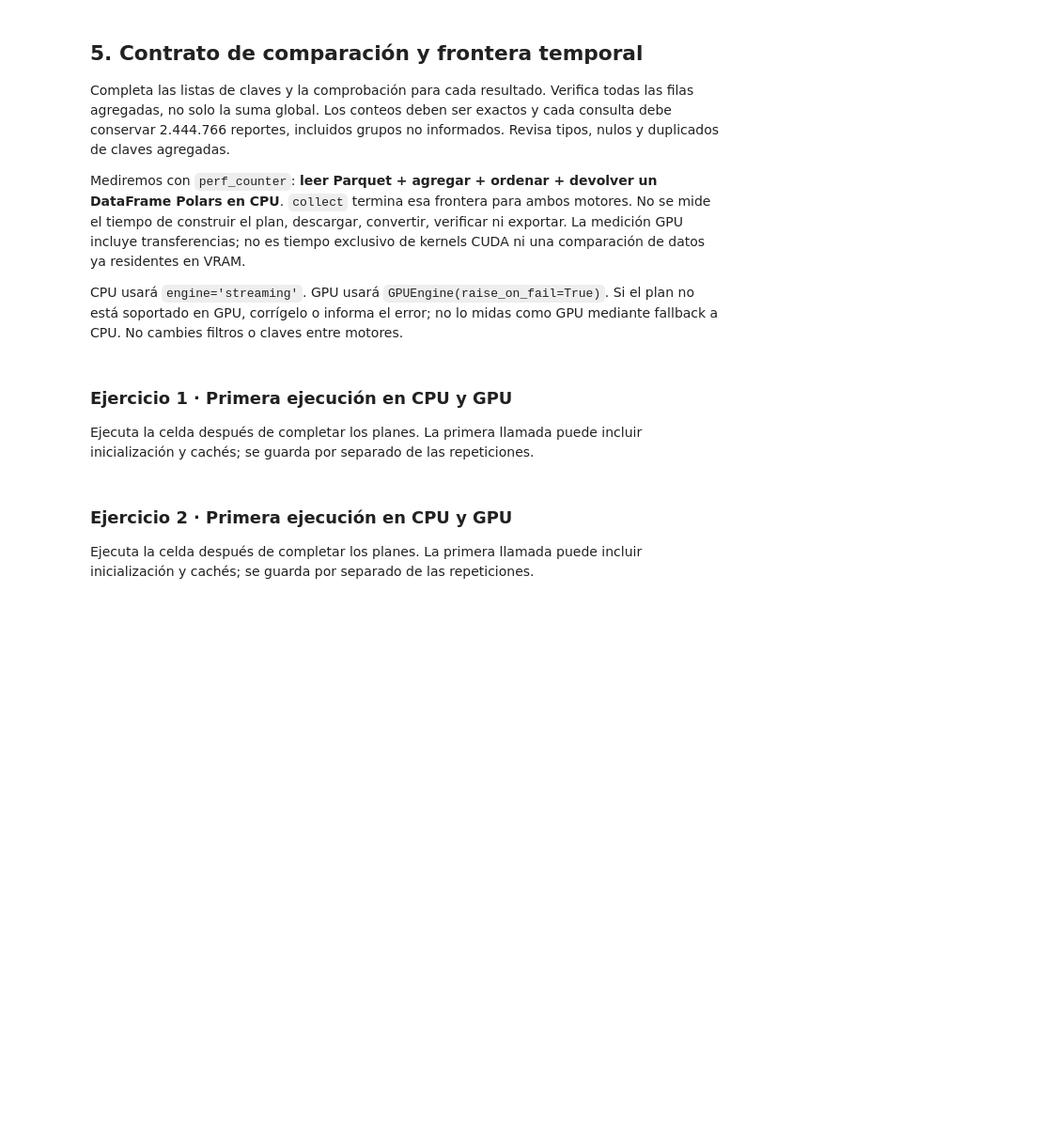
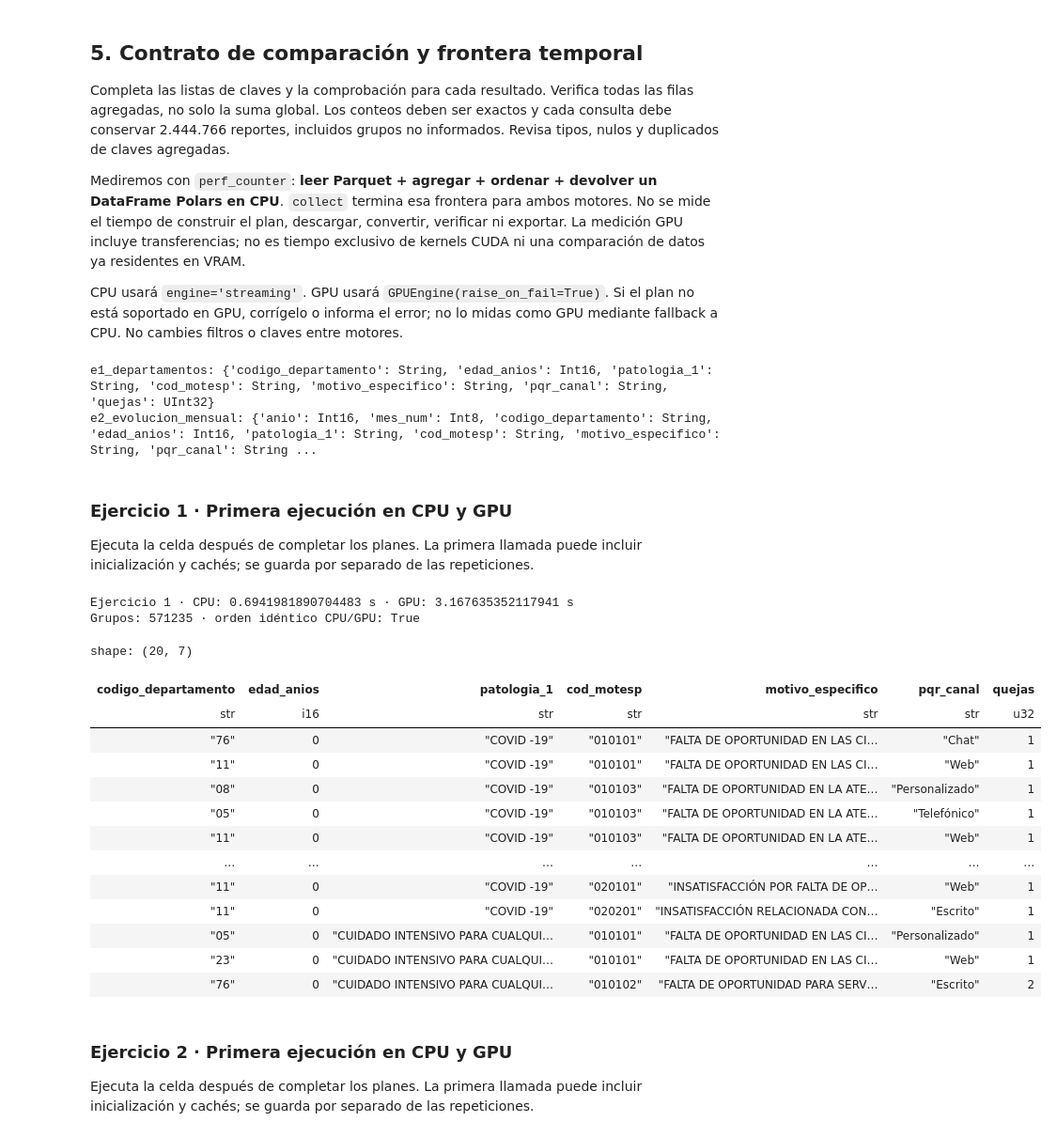
Before and after one commit to stefany16-web/big-data-postgraduate, a Jupyter notebook: soluciones/PD06_PQRS_agregaciones_CPU_GPU.ipynb, the cells around one changed output. Shown at 94% size. Drawn from its saved outputs; the diff is of its cells as text; code cells hidden in the pictures; blank space fills up the shorter version.

```diff
--- a/soluciones/PD06_PQRS_agregaciones_CPU_GPU.ipynb
+++ b/soluciones/PD06_PQRS_agregaciones_CPU_GPU.ipynb
@@ -427,40 +466,88 @@ assert isinstance(consulta_e1, pl.LazyFrame), 'Completar ejercicio 1'
 assert isinstance(consulta_e2, pl.LazyFrame), 'Completar ejercicio 2'
 CONSULTAS = {'e1_departamentos': consulta_e1, 'e2_evolucion_mensual': consulta_e2}
 CLAVES_RESULTADO = {
-    'e1_departamentos': [],  # TODO: claves completas, sin la columna quejas
-    'e2_evolucion_mensual': []
+    'e1_departamentos': CLAVES_E1,
+    'e2_evolucion_mensual': CLAVES_E2,
 }
 assert all(CLAVES_RESULTADO.values()), 'Definir las claves para comparar todos los grupos'
 engine_gpu = pl.GPUEngine(device=DISPOSITIVO_CUDA, raise_on_fail=True)
 
-# TODO: comprobar esquema, unicidad de claves, nulos y total de cada resultado.
-# Mantén visibles las comprobaciones en el notebook antes de interpretar tiempos.
+# Contrato estático (sin ejecutar el plan): columnas y tipos de cada resultado.
+ESQUEMA_PARQUET = pl.scan_parquet(ARCHIVOS_PARQUET[0]).collect_schema()
+for nombre, consulta in CONSULTAS.items():
+    esquema = consulta.collect_schema()
+    assert esquema.names() == CLAVES_RESULTADO[nombre] + ['quejas'], nombre
+    assert all(esquema[c] == ESQUEMA_PARQUET[c] for c in CLAVES_RESULTADO[nombre]), nombre
+    assert esquema['quejas'].is_integer(), nombre
+    print(f'{nombre}: {dict(esquema)}')
+
+def controlar_resultado(df: pl.DataFrame, nombre: str) -> dict:
+    """Controles sobre TODAS las filas agregadas; se ejecuta siempre fuera del reloj."""
+    claves = CLAVES_RESULTADO[nombre]
+    assert df.columns == claves + ['quejas'], f'{nombre}: columnas inesperadas'
+    assert all(df.schema[c] == ESQUEMA_PARQUET[c] for c in claves), f'{nombre}: tipos de clave'
+    assert df['quejas'].null_count() == 0 and df['quejas'].min() >= 1, f'{nombre}: conteos'
+    assert int(df['quejas'].sum()) == TOTAL_ESPERADO, f'{nombre}: no conserva el total'
+    assert not df.select(claves).is_duplicated().any(), f'{nombre}: claves duplicadas'
+    nulos = {c: {'grupos': int(df[c].null_count()),
+                 'reportes': int(df.filter(pl.col(c).is_null())['quejas'].sum())}
+             for c in claves}
+    return {'grupos': df.height, 'reportes': int(df['quejas'].sum()),
+            'claves': claves, 'claves_unicas': True, 'nulos_por_clave': nulos}
+
+controles = {}
 primeras = []
+# %% [output]
+e1_departamentos: {'codigo_departamento': String, 'edad_anios': Int16, 'patologia_1': String, 'cod_motesp': String, 'motivo_especifico': String, 'pqr_canal': String, 'quejas': UInt32}
+e2_evolucion_mensual: {'anio': Int16, 'mes_num': Int8, 'codigo_departamento': String, 'edad_anios': Int16, 'patologia_1': String, 'cod_motesp': String, 'motivo_especifico': String, 'pqr_canal': String ...
 # %% [markdown]
 ### Ejercicio 1 · Primera ejecución en CPU y GPU
 
 Ejecuta la celda después de completar los planes. La primera llamada puede
 incluir inicialización y cachés; se guarda por separado de las repeticiones.
 # %%
+from time import perf_counter
+
 # CPU: se cronometra la ejecución completa del plan, no su declaración.
 inicio = perf_counter()
 cpu_e1 = consulta_e1.collect(engine='streaming')
 tiempo_cpu_e1 = perf_counter() - inicio
 
 # GPU: mismos datos, claves, agregación y orden.
 inicio = perf_counter()
 gpu_e1 = consulta_e1.collect(engine=engine_gpu)
 tiempo_gpu_e1 = perf_counter() - inicio
 
 # Fuera del reloj: comparar todos los grupos y conservar el total.
 assert_frame_equal(cpu_e1.sort(CLAVES_RESULTADO['e1_departamentos']),
                    gpu_e1.sort(CLAVES_RESULTADO['e1_departamentos']), check_exact=True)
 assert cpu_e1['quejas'].sum() == TOTAL_ESPERADO
+controles['e1_departamentos'] = controlar_resultado(cpu_e1, 'e1_departamentos')
+controles['e1_departamentos']['orden_identico_cpu_gpu'] = cpu_e1.equals(gpu_e1)
 primeras.extend([
     {'ejercicio': 'e1', 'motor': 'cpu', 'segundos': tiempo_cpu_e1},
     {'ejercicio': 'e1', 'motor': 'gpu', 'segundos': tiempo_gpu_e1}])
 print('Ejercicio 1 · CPU:', tiempo_cpu_e1, 's · GPU:', tiempo_gpu_e1, 's')
+print('Grupos:', cpu_e1.height, '· orden idéntico CPU/GPU:',
+      controles['e1_departamentos']['orden_identico_cpu_gpu'])
 display(gpu_e1.head(20))
+# %% [output]
+Ejercicio 1 · CPU: 0.6941981890704483 s · GPU: 3.167635352117941 s
+Grupos: 571235 · orden idéntico CPU/GPU: True
+shape: (20, 7)
+| codigo_departamento | edad_anios | patologia_1 | cod_motesp | motivo_especifico | pqr_canal | quejas |
+| str | i16 | str | str | str | str | u32 |
+| "76" | 0 | "COVID -19" | "010101" | "FALTA DE OPORTUNIDAD EN LAS CI… | "Chat" | 1 |
+| "11" | 0 | "COVID -19" | "010101" | "FALTA DE OPORTUNIDAD EN LAS CI… | "Web" | 1 |
+| "08" | 0 | "COVID -19" | "010103" | "FALTA DE OPORTUNIDAD EN LA ATE… | "Personalizado" | 1 |
+| "05" | 0 | "COVID -19" | "010103" | "FALTA DE OPORTUNIDAD EN LA ATE… | "Telefónico" | 1 |
+| "11" | 0 | "COVID -19" | "010103" | "FALTA DE OPORTUNIDAD EN LA ATE… | "Web" | 1 |
+| … | … | … | … | … | … | … |
+| "11" | 0 | "COVID -19" | "020101" | "INSATISFACCIÓN POR FALTA DE OP… | "Web" | 1 |
+| "11" | 0 | "COVID -19" | "020201" | "INSATISFACCIÓN RELACIONADA CON… | "Escrito" | 1 |
+| "05" | 0 | "CUIDADO INTENSIVO PARA CUALQUI… | "010101" | "FALTA DE OPORTUNIDAD EN LAS CI… | "Personalizado" | 1 |
+| "23" | 0 | "CUIDADO INTENSIVO PARA CUALQUI… | "010101" | "FALTA DE OPORTUNIDAD EN LAS CI… | "Web" | 1 |
+| "76" | 0 | "CUIDADO INTENSIVO PARA CUALQUI… | "010102" | "FALTA DE OPORTUNIDAD PARA SERV… | "Escrito" | 2 |
 # %% [markdown]
 ### Ejercicio 2 · Primera ejecución en CPU y GPU
 
```
Also changed, not shown: parts of 20 cells of this notebook, 1 other file.
